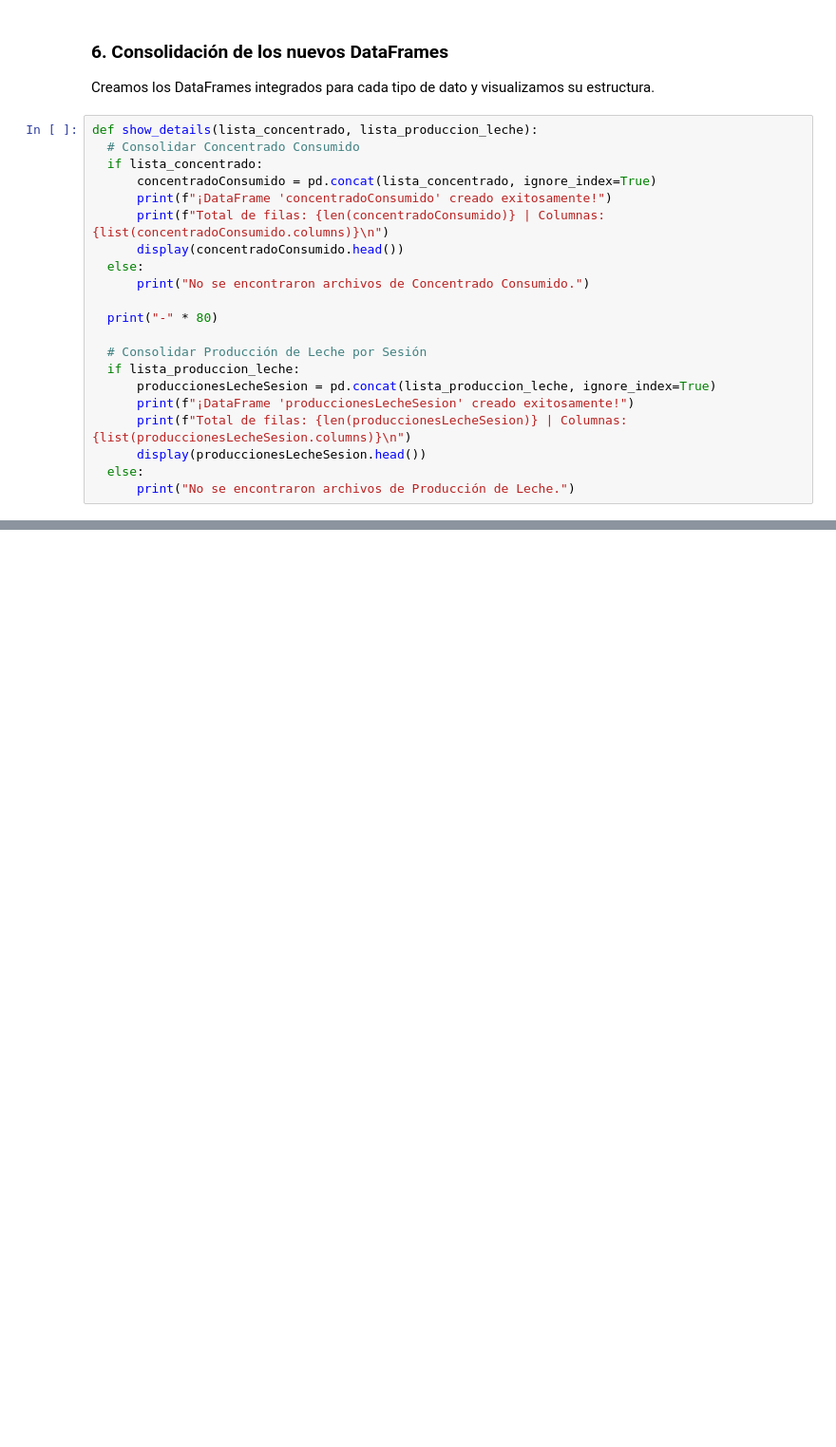
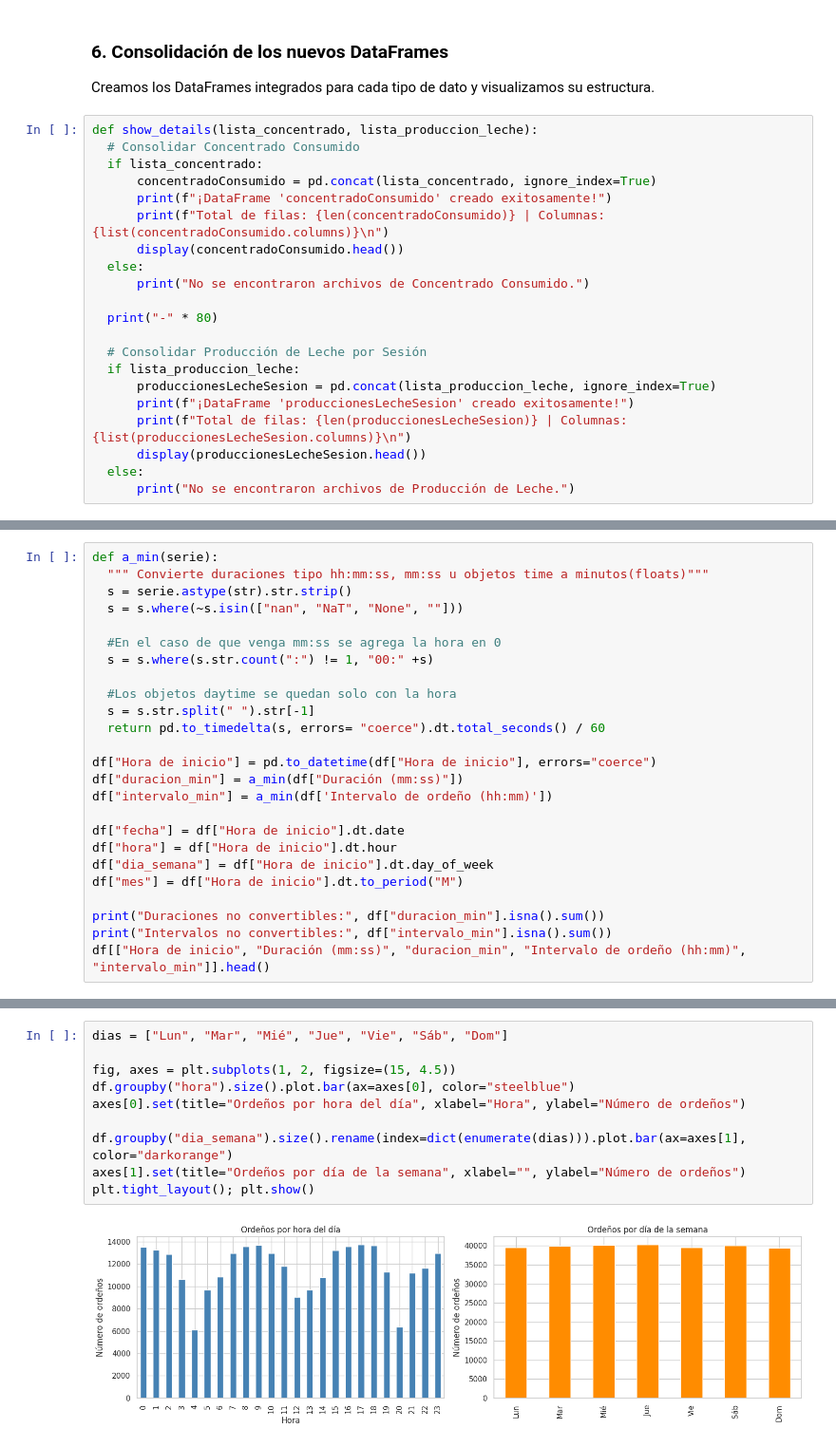
Before and after one commit to kamimartinez/VMS-prediction, a Jupyter notebook: DataUnderstanding.ipynb, the cells around one changed output, grey strips where cells are left out. Shown at 95% size. Cells and saved outputs as stored; diff of their text form; blank space fills up the shorter version.

```diff
--- a/DataUnderstanding.ipynb
+++ b/DataUnderstanding.ipynb
@@ -251,0 +275,25 @@ Total de filas: 278968 | Columnas: ['Hora de inicio', 'Número de ordeño', 'Dur
+# %%
+def a_min(serie):
+  """ Convierte duraciones tipo hh:mm:ss, mm:ss u objetos time a minutos(floats)"""
+  s = serie.astype(str).str.strip()
+  s = s.where(~s.isin(["nan", "NaT", "None", ""]))
+
+  #En el caso de que venga mm:ss se agrega la hora en 0
+  s = s.where(s.str.count(":") != 1, "00:" +s)
+
+  #Los objetos daytime se quedan solo con la hora
+  s = s.str.split(" ").str[-1]
+  return pd.to_timedelta(s, errors= "coerce").dt.total_seconds() / 60
+
+df["Hora de inicio"] = pd.to_datetime(df["Hora de inicio"], errors="coerce")
+df["duracion_min"] = a_min(df["Duración (mm:ss)"])
+df["intervalo_min"] = a_min(df['Intervalo de ordeño (hh:mm)'])
+
+df["fecha"] = df["Hora de inicio"].dt.date
+df["hora"] = df["Hora de inicio"].dt.hour
+df["dia_semana"] = df["Hora de inicio"].dt.day_of_week
+df["mes"] = df["Hora de inicio"].dt.to_period("M")
+
+print("Duraciones no convertibles:", df["duracion_min"].isna().sum())
+print("Intervalos no convertibles:", df["intervalo_min"].isna().sum())
+df[["Hora de inicio", "Duración (mm:ss)", "duracion_min", "Intervalo de ordeño (hh:mm)", "intervalo_min"]].head()
@@ -251,0 +452,12 @@ Total de filas: 278968 | Columnas: ['Hora de inicio', 'Número de ordeño', 'Dur
+# %%
+dias = ["Lun", "Mar", "Mié", "Jue", "Vie", "Sáb", "Dom"]
+
+fig, axes = plt.subplots(1, 2, figsize=(15, 4.5))
+df.groupby("hora").size().plot.bar(ax=axes[0], color="steelblue")
+axes[0].set(title="Ordeños por hora del día", xlabel="Hora", ylabel="Número de ordeños")
+
+df.groupby("dia_semana").size().rename(index=dict(enumerate(dias))).plot.bar(ax=axes[1], color="darkorange")
+axes[1].set(title="Ordeños por día de la semana", xlabel="", ylabel="Número de ordeños")
+plt.tight_layout(); plt.show()
+# %% [output]
+[figure, added]
```
Also changed, not shown: parts of 37 cells of this notebook.
